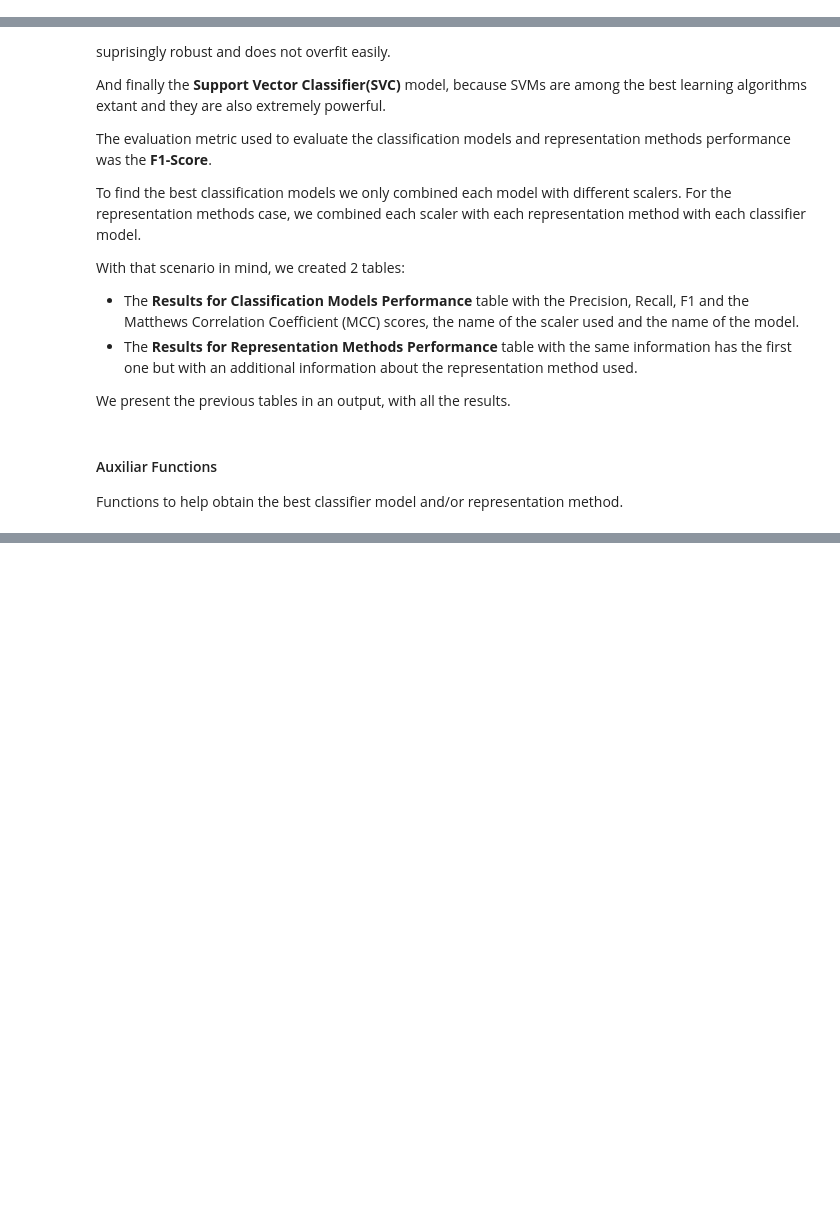
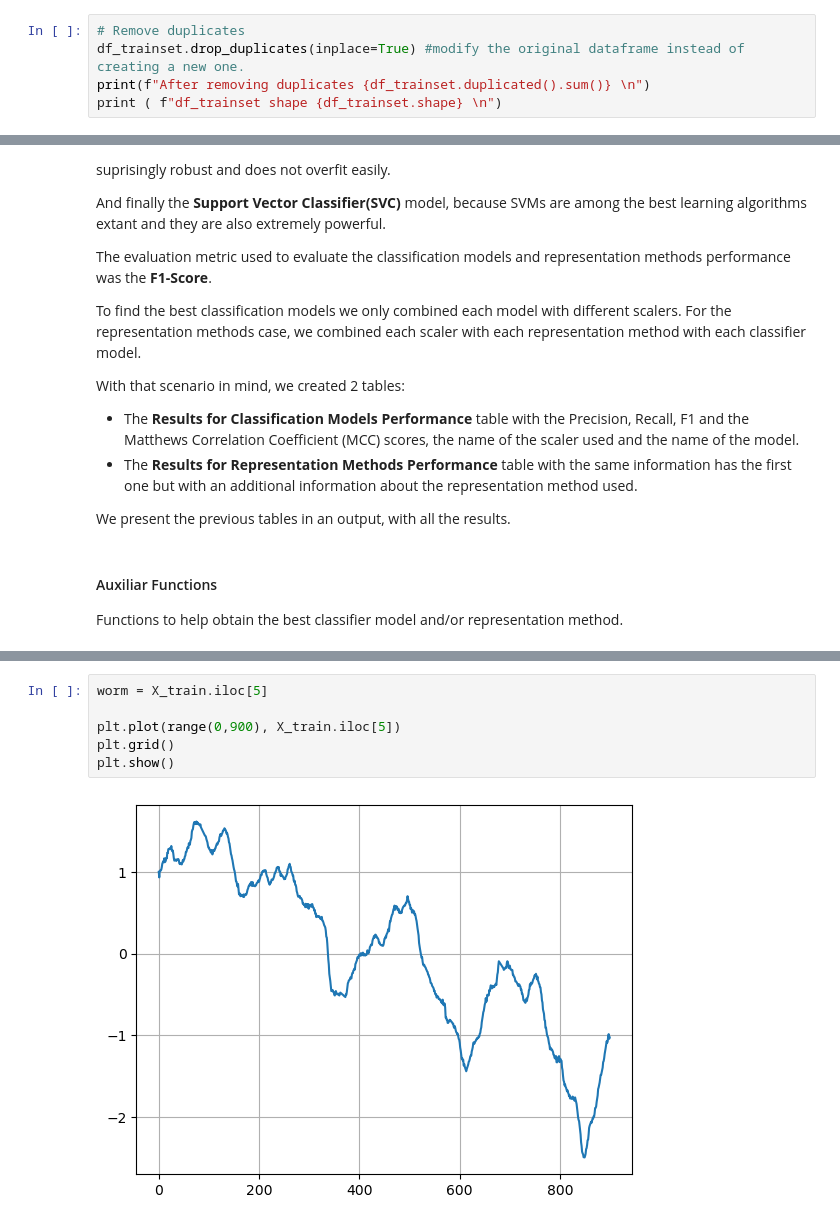
Before and after one commit to bodeborder/fcul-advanced-machine-learning, a Jupyter notebook: P2/AAA2324_P2_62931_54853.ipynb, the cells around one changed output, grey strips where cells are left out. Saved outputs shown, nothing was run; the diff lists cells and outputs as text; blank space fills up the shorter version.

```diff
--- a/P2/AAA2324_P2_62931_54853.ipynb
+++ b/P2/AAA2324_P2_62931_54853.ipynb
@@ -179,0 +201,5 @@ Name: class, Length: 901, dtype: float64
+# %%
+# Remove duplicates
+df_trainset.drop_duplicates(inplace=True) #modify the original dataframe instead of creating a new one.
+print(f"After removing duplicates {df_trainset.duplicated().sum()} \n")
+print ( f"df_trainset shape {df_trainset.shape} \n")
@@ -530,0 +566,8 @@ series, as the evaluation metrics seem rather positive.
+# %%
+worm = X_train.iloc[5]
+
+plt.plot(range(0,900), X_train.iloc[5])
+plt.grid()
+plt.show()
+# %% [output]
+[figure, added]
```
Also changed, not shown: parts of 55 cells of this notebook.
